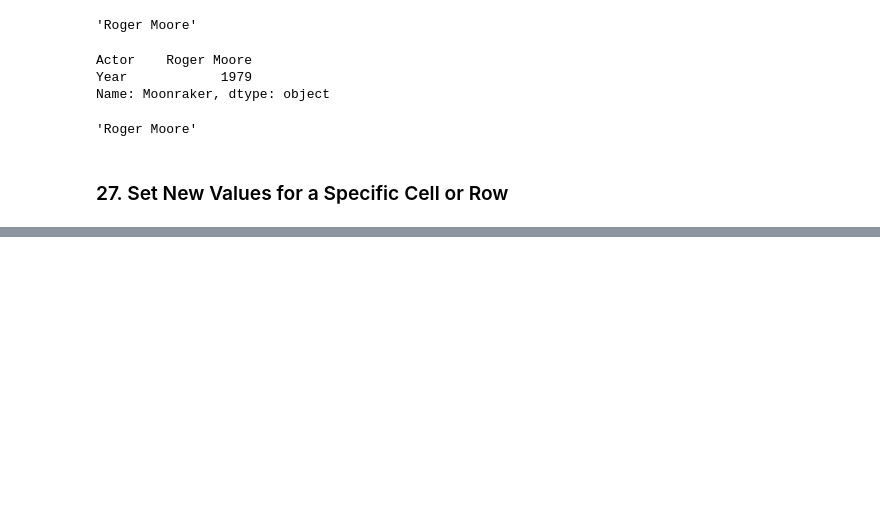
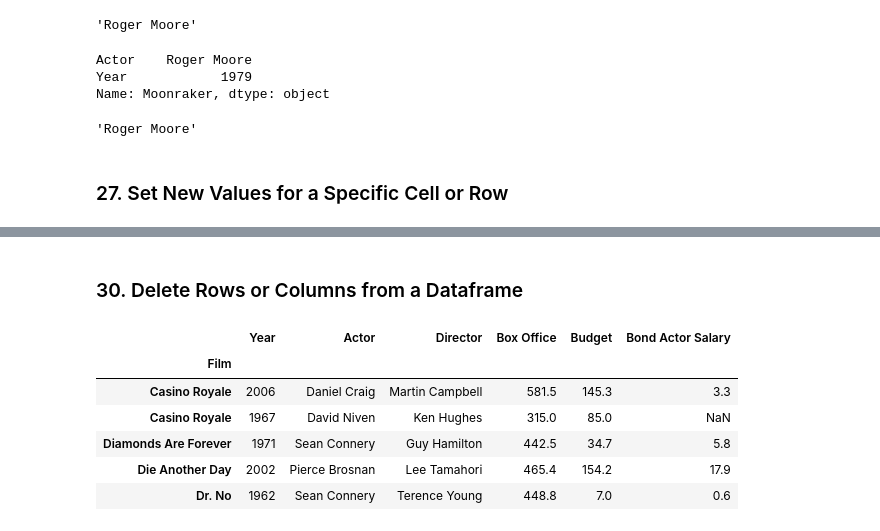
Before and after one commit to ageraldo1/Data-Science, a Jupyter notebook: pandas/notebooks/Dataframes.ipynb, the cells around one changed output, grey strips where cells are left out. Saved outputs shown, nothing was run; the diff lists cells and outputs as text; code cells hidden in the pictures; blank space fills up the shorter version.

```diff
--- a/pandas/notebooks/Dataframes.ipynb
+++ b/pandas/notebooks/Dataframes.ipynb
@@ -1311,0 +1446,5 @@ bond.iloc[0,1]
+# %%
+bond = pd.read_csv('../resources/jamesbond.csv', index_col='Film')
+bond.sort_index(inplace=True)
+
+bond.head(3)
@@ -1311,0 +1457,5 @@ bond.iloc[0,1]
+# %%
+# renaming columns
+
+bond.rename(columns={'Year' : 'Release Date'}, inplace=True)
+bond.head(3)
@@ -1311,0 +1468,6 @@ bond.iloc[0,1]
+# %%
+# using the same method, you can also change index
+
+bond.rename (index={'A View to a Kill': 'View Kill'}, inplace=True)
+
+bond.head(3)
@@ -1311,0 +1488,3 @@ bond.iloc[0,1]
+# %%
+bond.columns = ['Year', 'Actor', 'Director', 'Box Office', 'Budget', 'Bond Actor Salary']
+bond.head(3)
@@ -1311,0 +1497,15 @@ bond.iloc[0,1]
+# %% [markdown]
+### 30. Delete Rows or Columns from a Dataframe
+# %%
+# drop rows by index name
+
+bond.drop(labels='View Kill', inplace = True)
+bond.head(5)
+# %% [output]
+|  | Year | Actor | Director | Box Office | Budget | Bond Actor Salary |
+| Film |  |  |  |  |  |  |
+| Casino Royale | 2006 | Daniel Craig | Martin Campbell | 581.5 | 145.3 | 3.3 |
+| Casino Royale | 1967 | David Niven | Ken Hughes | 315.0 | 85.0 | NaN |
+| Diamonds Are Forever | 1971 | Sean Connery | Guy Hamilton | 442.5 | 34.7 | 5.8 |
+| Die Another Day | 2002 | Pierce Brosnan | Lee Tamahori | 465.4 | 154.2 | 17.9 |
+| Dr. No | 1962 | Sean Connery | Terence Young | 448.8 | 7.0 | 0.6 |
```
Also changed, not shown: parts of 26 cells of this notebook, 4 other files.
